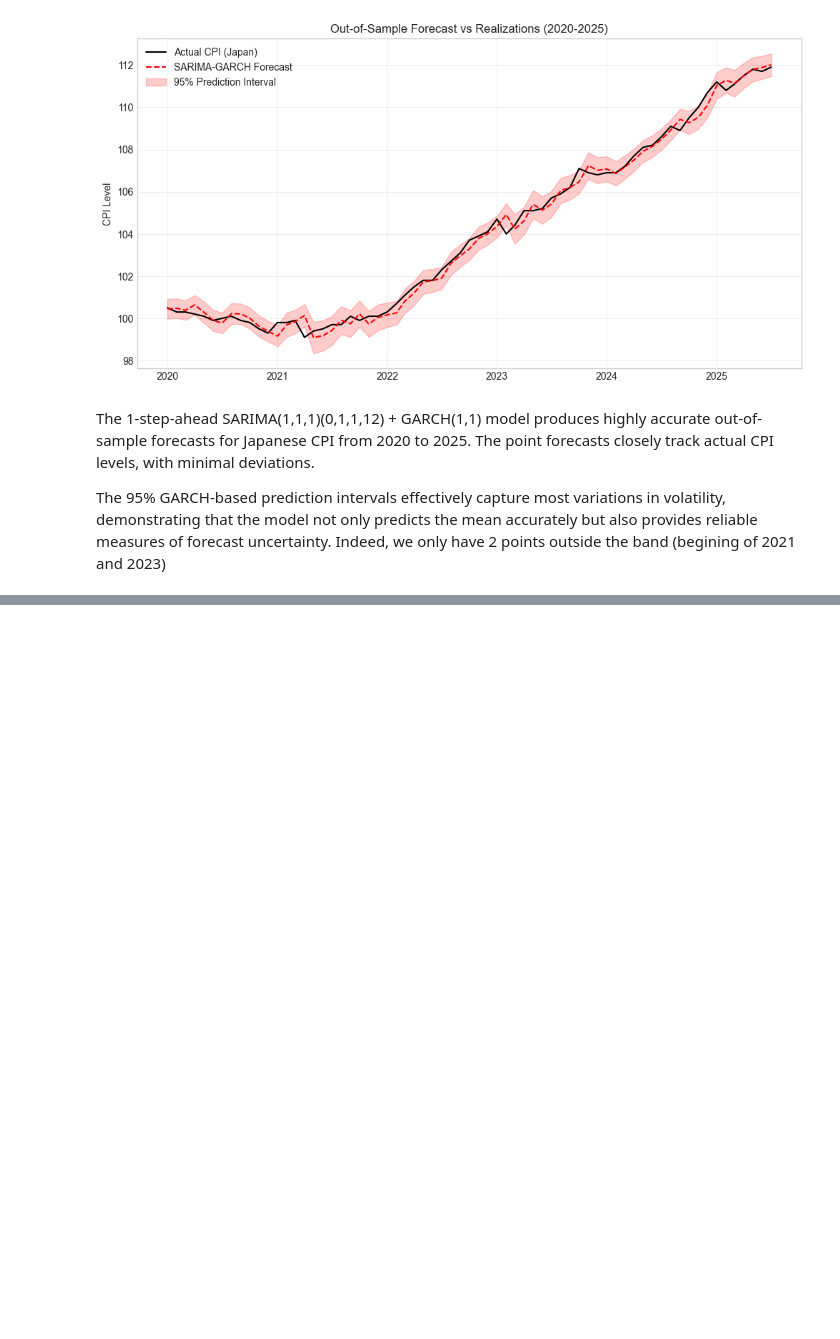
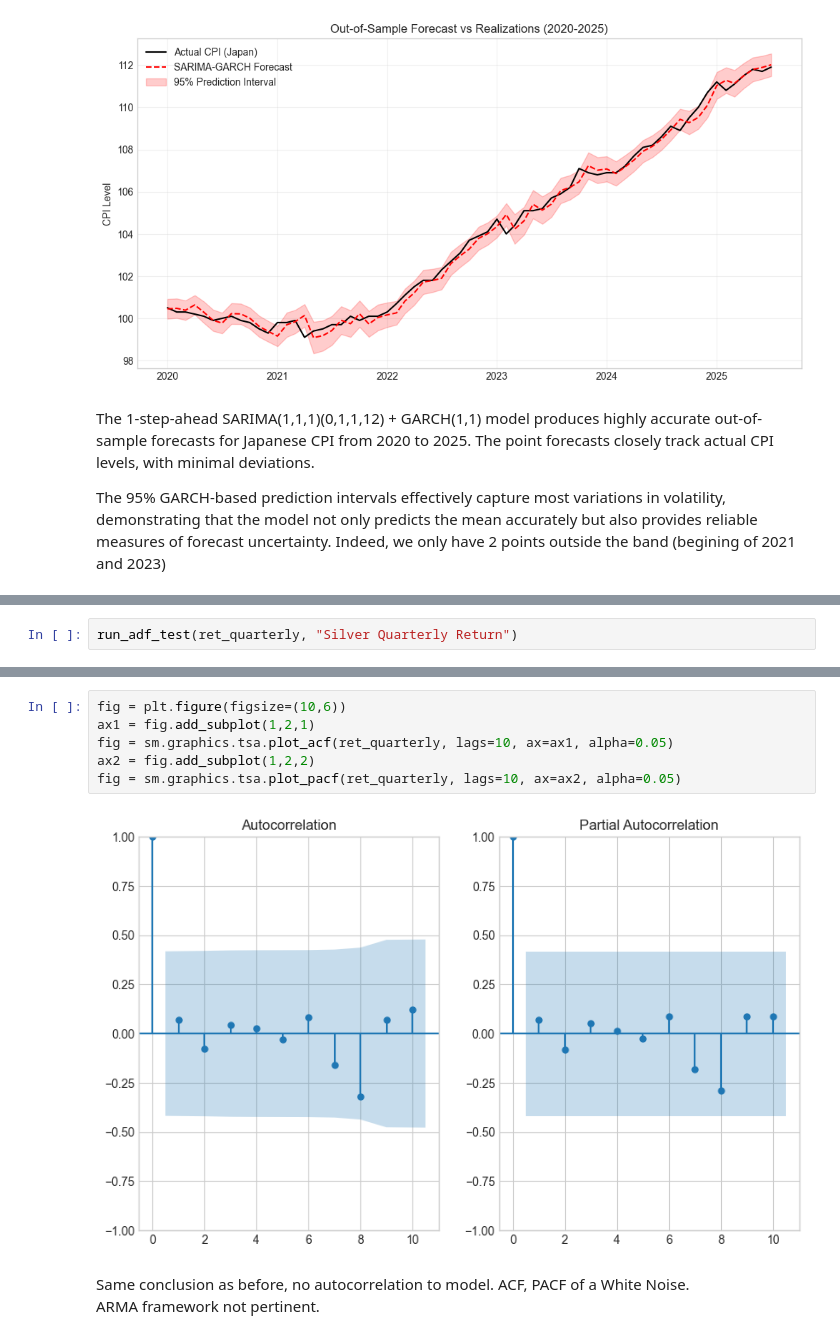
Before and after one commit to axel2329/Time-Series, a Jupyter notebook: TimeSeries.ipynb, the cells around one changed output, grey strips where cells are left out. Drawn from its saved outputs; the diff is of its cells as text; blank space fills up the shorter version.

```diff
--- a/TimeSeries.ipynb
+++ b/TimeSeries.ipynb
@@ -525,0 +778,2 @@ The 95% GARCH-based prediction intervals effectively capture most variations in
+# %%
+run_adf_test(ret_quarterly, "Silver Quarterly Return")
@@ -525,0 +819,11 @@ The 95% GARCH-based prediction intervals effectively capture most variations in
+# %%
+fig = plt.figure(figsize=(10,6))
+ax1 = fig.add_subplot(1,2,1)
+fig = sm.graphics.tsa.plot_acf(ret_quarterly, lags=10, ax=ax1, alpha=0.05)
+ax2 = fig.add_subplot(1,2,2)
+fig = sm.graphics.tsa.plot_pacf(ret_quarterly, lags=10, ax=ax2, alpha=0.05)
+# %% [output]
+[figure, added]
+# %% [markdown]
+Same conclusion as before, no autocorrelation to model. ACF, PACF of a White Noise.
+ARMA framework not pertinent.
```
Also changed, not shown: parts of 65 cells of this notebook.
